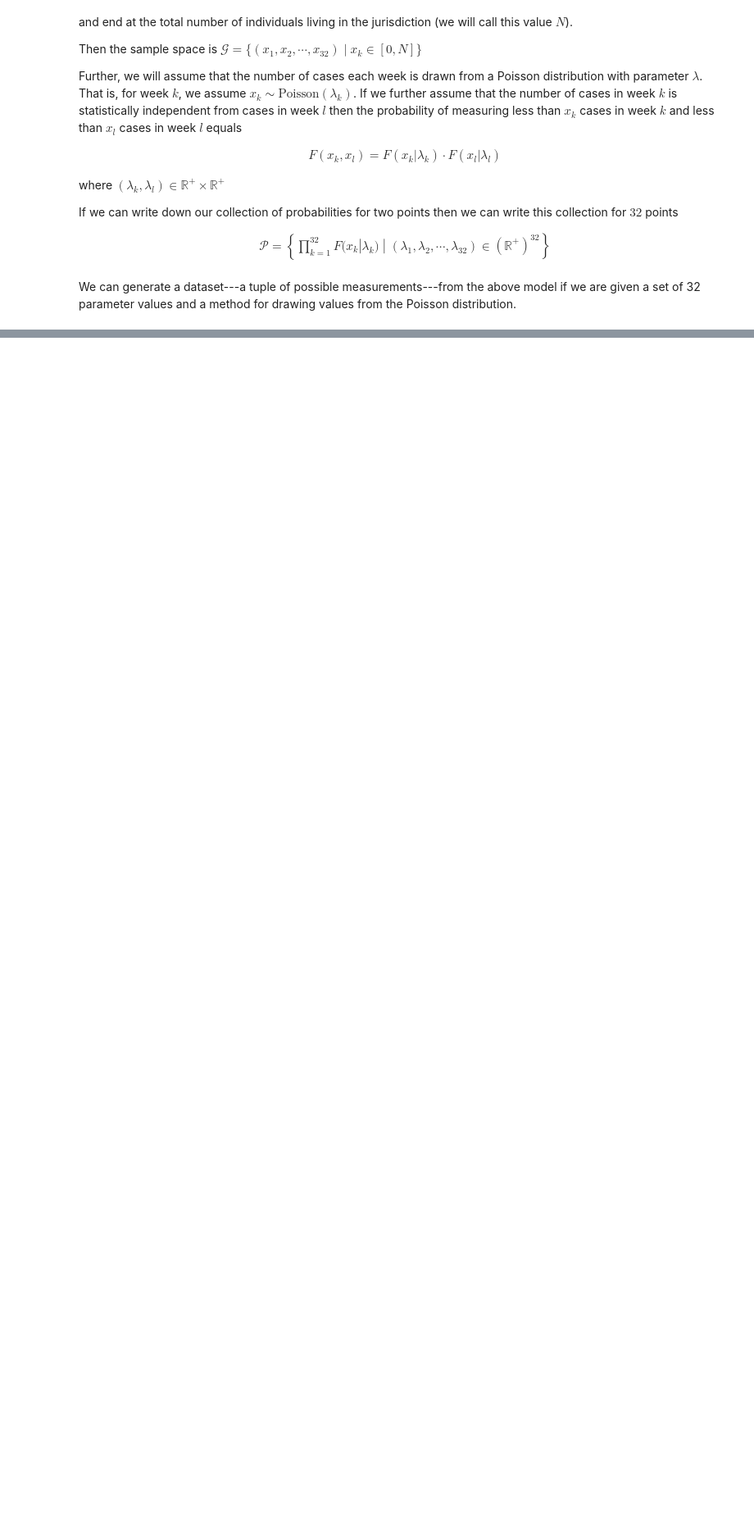
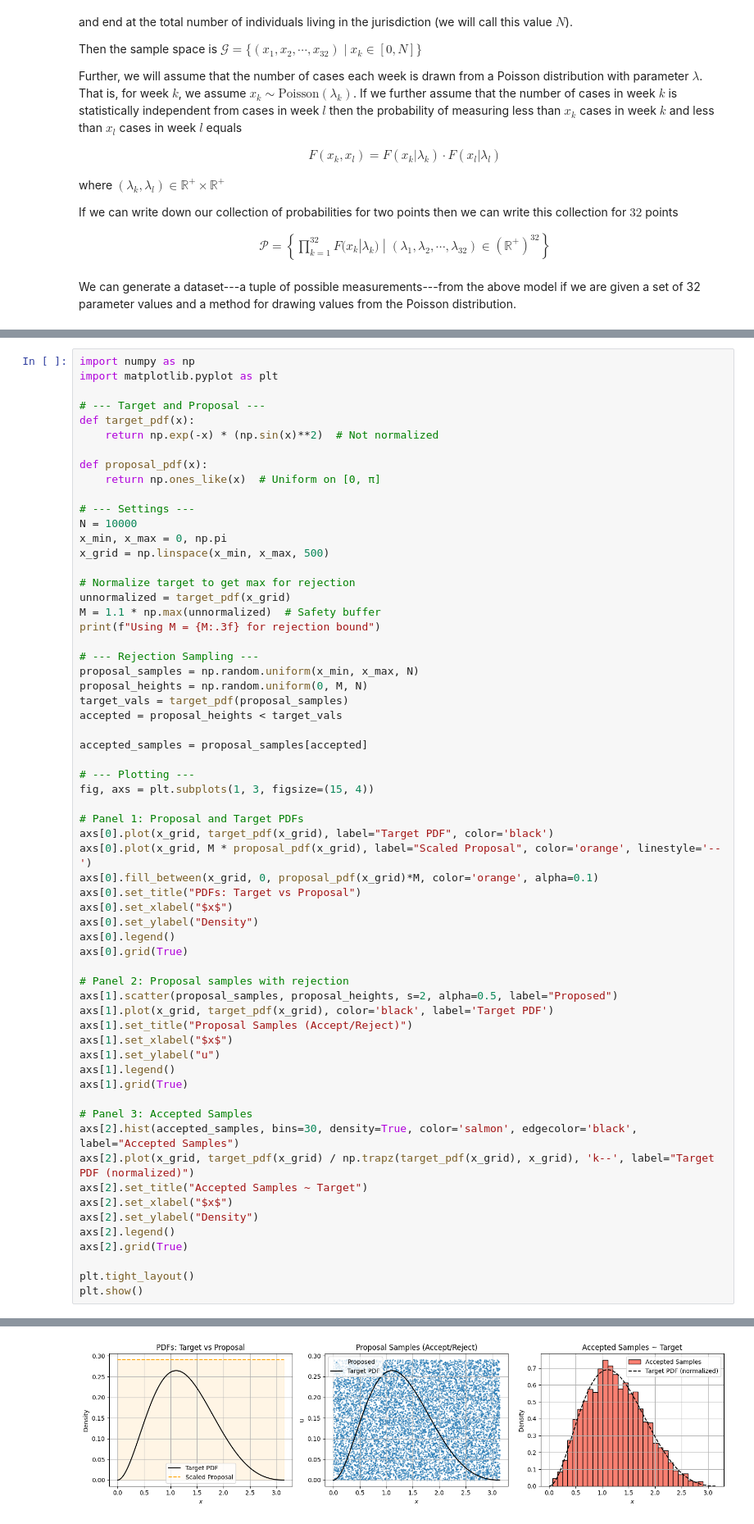
Before and after one commit to computationalUncertaintyLab/dexp_book, a Jupyter notebook: Forward problem01.ipynb, the cells around one changed output, grey strips where cells are left out. Shown at 82% size. Cells and saved outputs as stored; diff of their text form; blank space fills up the shorter version.

```diff
--- a/Forward problem01.ipynb
+++ b/Forward problem01.ipynb
@@ -55,0 +244,63 @@ We can generate a dataset---a tuple of possible measurements---from the above mo
+# %%
+import numpy as np
+import matplotlib.pyplot as plt
+
+# --- Target and Proposal ---
+def target_pdf(x):
+    return np.exp(-x) * (np.sin(x)**2)  # Not normalized
+
+def proposal_pdf(x):
+    return np.ones_like(x)  # Uniform on [0, π]
+
+# --- Settings ---
+N = 10000
+x_min, x_max = 0, np.pi
+x_grid = np.linspace(x_min, x_max, 500)
+
+# Normalize target to get max for rejection
+unnormalized = target_pdf(x_grid)
+M = 1.1 * np.max(unnormalized)  # Safety buffer
+print(f"Using M = {M:.3f} for rejection bound")
+
+# --- Rejection Sampling ---
+proposal_samples = np.random.uniform(x_min, x_max, N)
+proposal_heights = np.random.uniform(0, M, N)
+target_vals = target_pdf(proposal_samples)
+accepted = proposal_heights < target_vals
+
+accepted_samples = proposal_samples[accepted]
+
+# --- Plotting ---
+fig, axs = plt.subplots(1, 3, figsize=(15, 4))
+
+# Panel 1: Proposal and Target PDFs
+axs[0].plot(x_grid, target_pdf(x_grid), label="Target PDF", color='black')
+axs[0].plot(x_grid, M * proposal_pdf(x_grid), label="Scaled Proposal", color='orange', linestyle='--')
+axs[0].fill_between(x_grid, 0, proposal_pdf(x_grid)*M, color='orange', alpha=0.1)
+axs[0].set_title("PDFs: Target vs Proposal")
+axs[0].set_xlabel("$x$")
+axs[0].set_ylabel("Density")
+axs[0].legend()
+axs[0].grid(True)
+
+# Panel 2: Proposal samples with rejection
+axs[1].scatter(proposal_samples, proposal_heights, s=2, alpha=0.5, label="Proposed")
+axs[1].plot(x_grid, target_pdf(x_grid), color='black', label='Target PDF')
+axs[1].set_title("Proposal Samples (Accept/Reject)")
+axs[1].set_xlabel("$x$")
+axs[1].set_ylabel("u")
+axs[1].legend()
+axs[1].grid(True)
+
+# Panel 3: Accepted Samples
+axs[2].hist(accepted_samples, bins=30, density=True, color='salmon', edgecolor='black', label="Accepted Samples")
+axs[2].plot(x_grid, target_pdf(x_grid) / np.trapz(target_pdf(x_grid), x_grid), 'k--', label="Target PDF (normalized)")
+axs[2].set_title("Accepted Samples ~ Target")
+axs[2].set_xlabel("$x$")
+axs[2].set_ylabel("Density")
+axs[2].legend()
+axs[2].grid(True)
+
+plt.tight_layout()
+plt.show()
+# %% [output]
@@ -55,0 +308 @@ We can generate a dataset---a tuple of possible measurements---from the above mo
+[figure, added]
```
Also changed, not shown: parts of 5 cells of this notebook.
